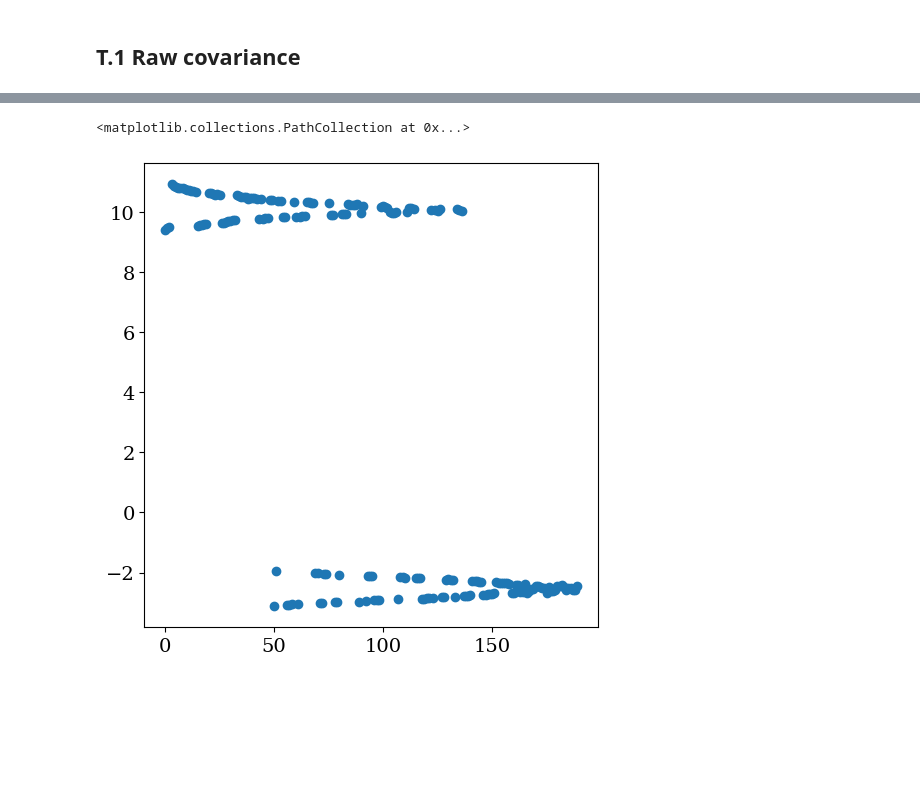
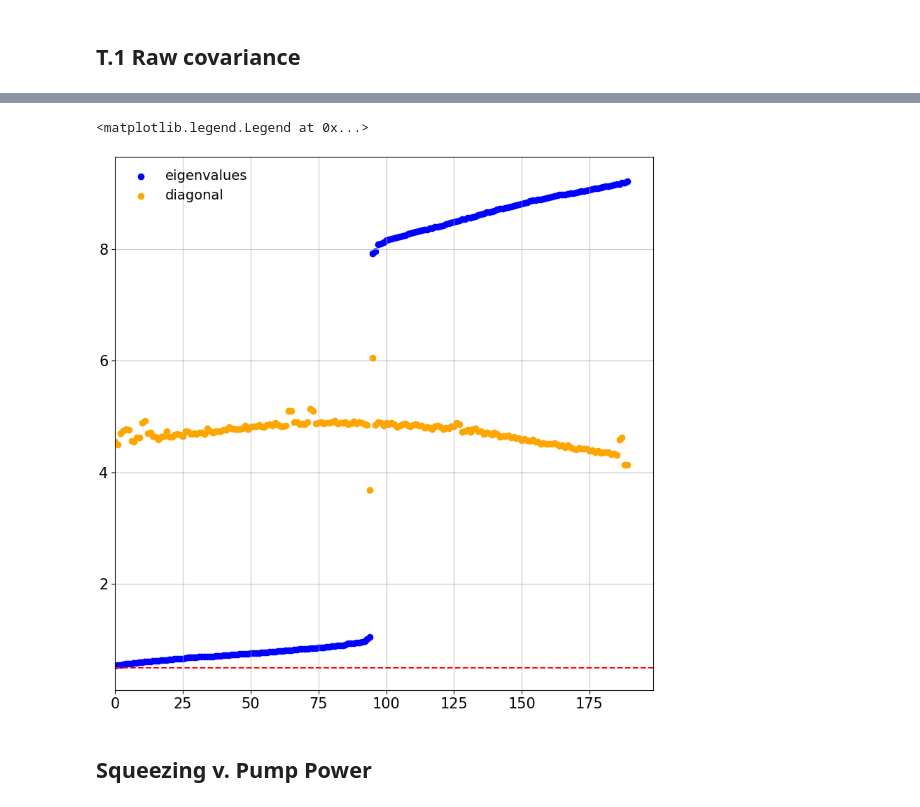
Before and after one commit to jaianandiyer690/Presto-Measurement-Scripts, a Jupyter notebook: LKIPA Squeezing/LKIPA-reconstructed-cov-mat-two-sided-gain.ipynb, the cells around one changed output, grey strips where cells are left out. Drawn from its saved outputs; the diff is of its cells as text; code cells hidden in the pictures; blank space fills up the shorter version.

Commit message:
Big pump sweep

```diff
--- a/LKIPA Squeezing/LKIPA-reconstructed-cov-mat-two-sided-gain.ipynb
+++ b/LKIPA Squeezing/LKIPA-reconstructed-cov-mat-two-sided-gain.ipynb
@@ -125,7 +125,7 @@ n_std_c = n_std_c[indices]
 # %%
 # Load covariance pump sweep data
 
-folder  = r'/media/nanophys-meas/DR_BACKUP/Jai LKIPA Data/2026-04/Covariance/'
+folder  = r'/media/nanophys-meas/DR_BACKUP/Jai LKIPA Data/2026-05/Covariance/'
 file = sorted(
         (f for f in os.listdir(folder) if f.endswith('.hdf5')),
         key=lambda f: os.path.getmtime(os.path.join(folder, f))
@@ -139,3 +139,5 @@ with h5py.File(file, 'r') as dataset:
     run = list(dataset.keys())[0]
 #    meas_type = list(dataset[meas_type].keys())[0]
     amp_pump = np.sort(dataset['{}'.format(run)].attrs['amp_pump'])
+
+print(file)
@@ -592,0 +553,14 @@ ax_cov.set_yticklabels(mode_labels)
+# %%
+theta = 0.05*np.pi
+plot = cov_rotation(V_photons_on, theta) #
+
+vmax = np.max(plot)
+vmin = -vmax
+
+fig, ax = plt.subplots(figsize = (8, 6))
+
+im = ax.imshow((plot), cmap='coolwarm', origin='upper', vmin=vmin, vmax=vmax)
+# Colorbar exactly as tall as the matrix
+divider = make_axes_locatable(ax)
+cax = divider.append_axes("right", size="5%", pad=0.08)
+cbar = fig.colorbar(im, cax=cax)
@@ -593,8 +569,22 @@ ax_cov.set_yticklabels(mode_labels)
 # %%
-v_eigs = np.linalg.eigvals(V_photons_on)
+%matplotlib widget
 
-fig, ax = plt.subplots(figsize=(5,5))
-ax.scatter(np.arange(2 * len(freq_arr)), v_eigs)
+v_eigs = (np.sort(np.linalg.eigvals(plot)))
+v_diag = np.diag(plot)
+
+fig, ax = plt.subplots(figsize=(8, 8))
+ax.scatter(np.arange(2 * len(freq_arr)), v_eigs, label='eigenvalues', c='blue')
+ax.scatter(np.arange(2 * len(freq_arr)), v_diag, label='diagonal', c='orange')
+#ax.axhline(y =  + 1/2, c='green', ls='--')
+ax.axhline(y=0.5, c='red', ls='--')
+
+# Plot properties
+ax.grid(alpha=0.7)
+ax.set_xlim(left=0)
+ax.legend()
+#ax.set_ylim(bottom=0, top = 1)
 # %% [output]
-<matplotlib.collections.PathCollection at 0x...>
+<matplotlib.legend.Legend at 0x...>
-[figure, old version]
+[figure, new version]
+# %% [markdown]
+## Squeezing v. Pump Power
```
Also changed, not shown: parts of 11 cells of this notebook.
